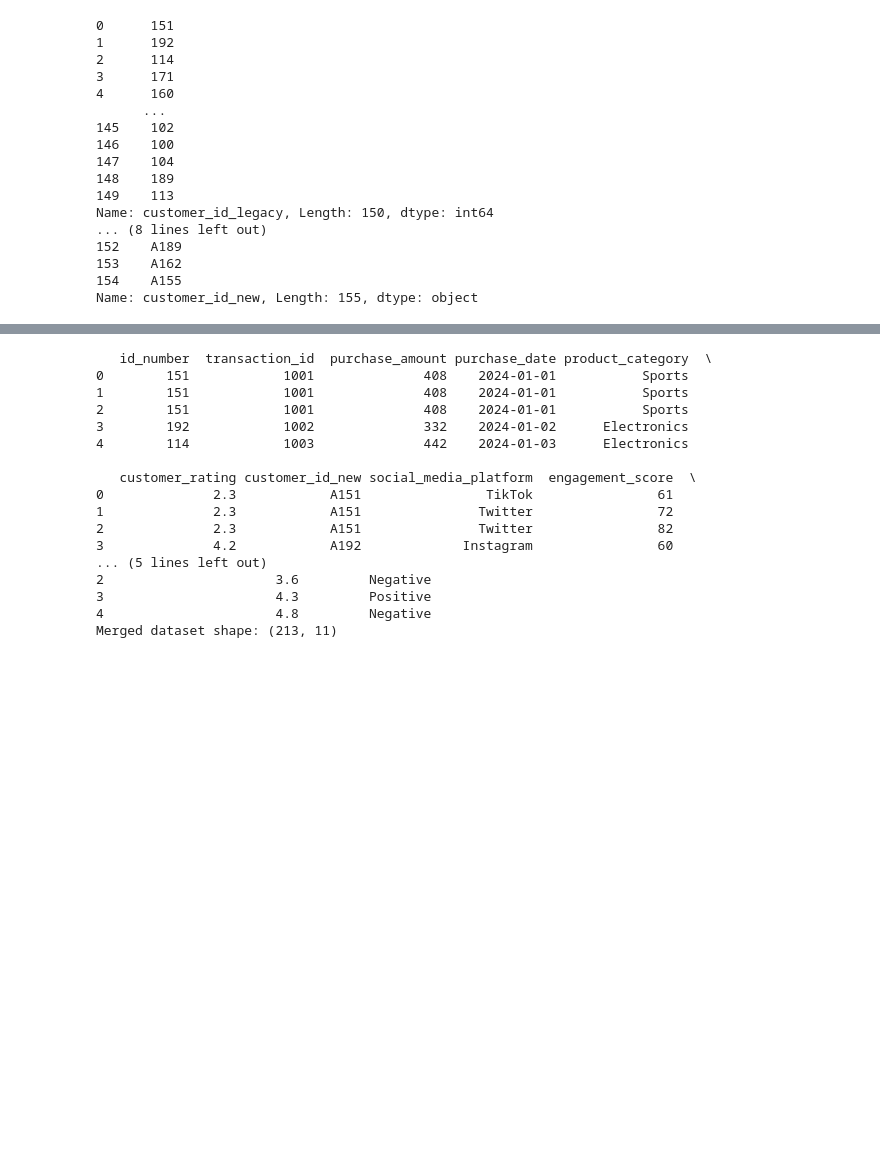
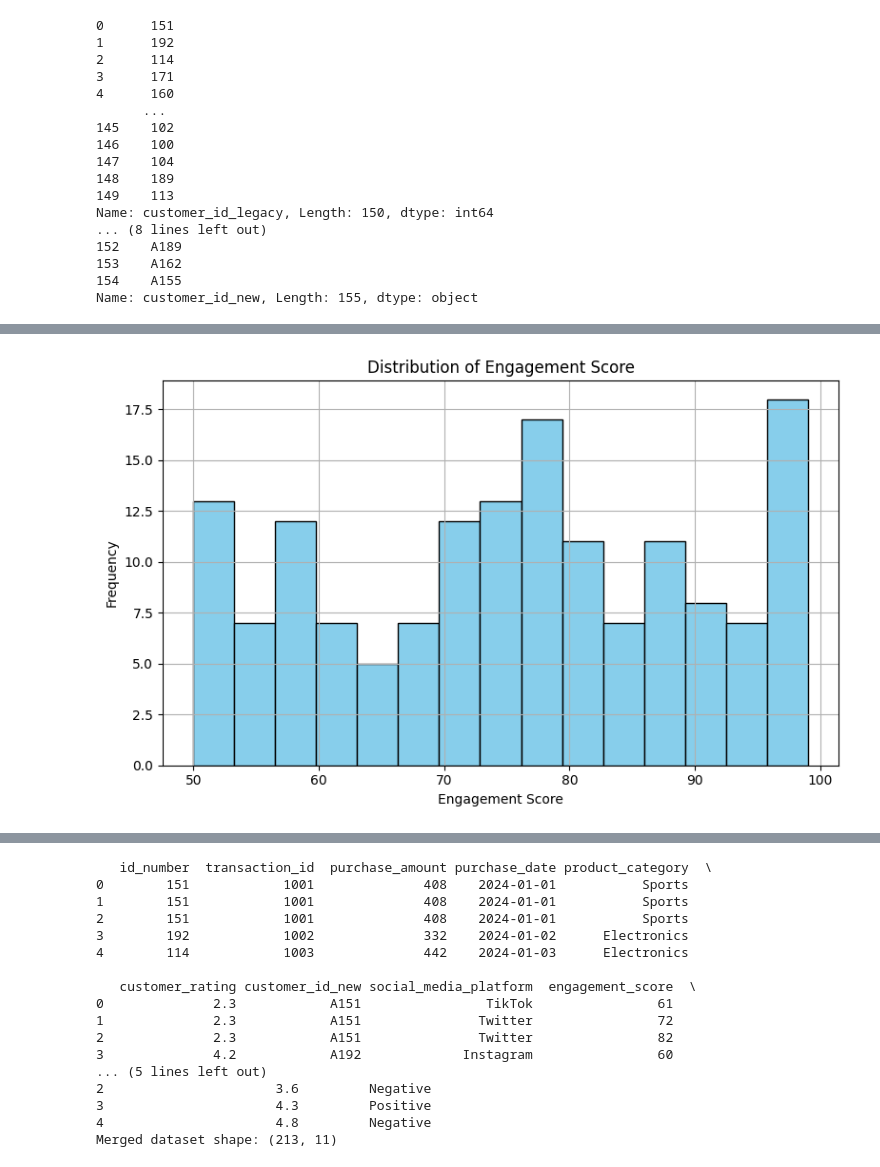
Before and after one commit to i-ganza007/Multimodal-Data-Preprocessing, a Jupyter notebook: notebooks/Data_merge.ipynb, the cells around one changed output, grey strips where cells are left out. Saved outputs shown, nothing was run; the diff lists cells and outputs as text; code cells hidden in the pictures; blank space fills up the shorter version.

```diff
--- a/notebooks/Data_merge.ipynb
+++ b/notebooks/Data_merge.ipynb
@@ -34,0 +155,12 @@ Name: customer_id_new, Length: 155, dtype: object
+# %%
+# Distribution for customer socials
+plt.figure(figsize=(8, 5))
+plt.hist(customer_social_profiles['engagement_score'], bins=15, color='skyblue', edgecolor='black')
+plt.title("Distribution of Engagement Score")
+plt.xlabel("Engagement Score")
+plt.ylabel("Frequency")
+plt.grid(True)
+plt.tight_layout()
+plt.show()
+# %% [output]
+[figure, added]
```
Also changed, not shown: parts of 11 cells of this notebook.
